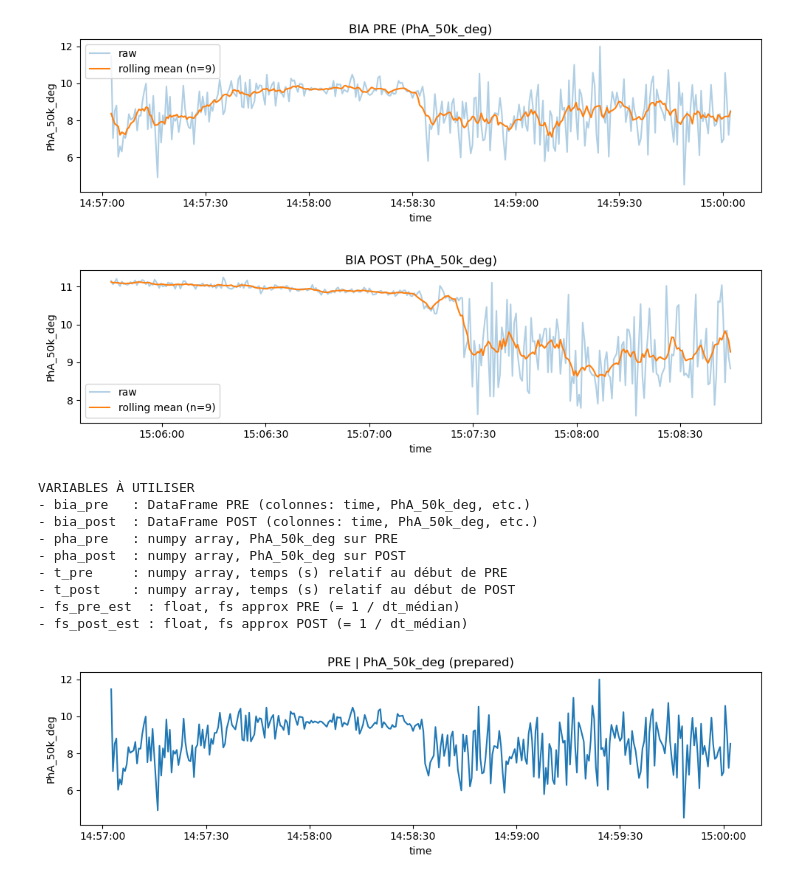
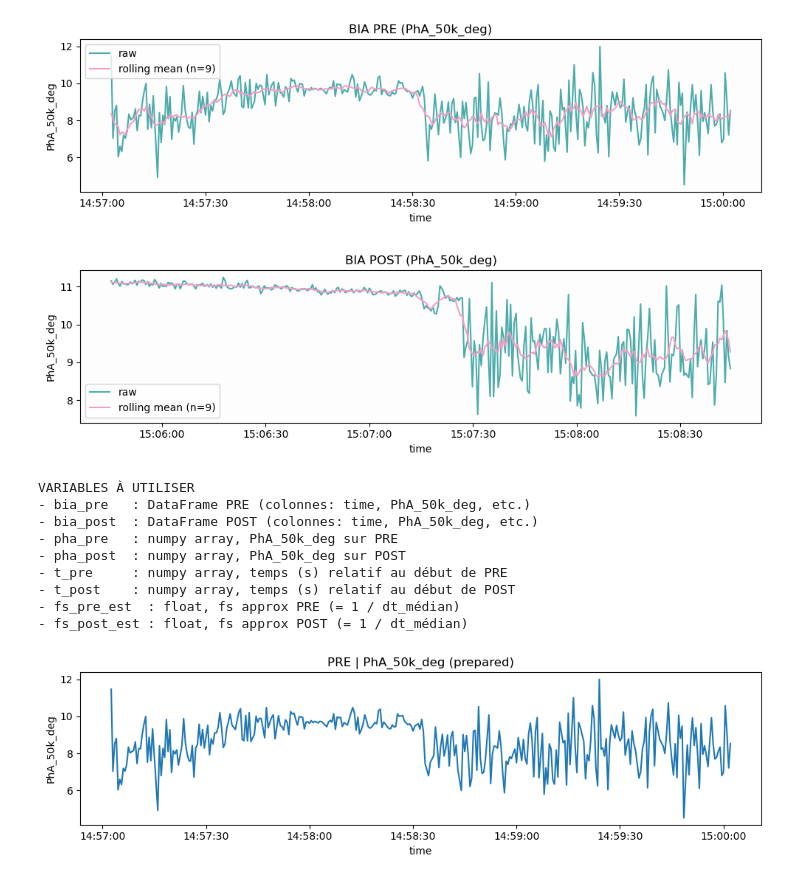
Before and after one commit to lucassavona85-png/Time-Series, a Jupyter notebook: code/main.ipynb, the cells around one changed output. Saved outputs shown, nothing was run; the diff lists cells and outputs as text; code cells hidden in the pictures.

Commit message:
Color change
Modification in data import and stochastique_process

```diff
--- a/code/main.ipynb
+++ b/code/main.ipynb
@@ -83,44 +83,45 @@ def plot_window(df_win, title, y_col="PhA_50k_deg", smooth_n=9):
     y_sm = y.rolling(smooth_n, center=True, min_periods=1).mean()
 
     plt.figure(figsize=(10,3))
-    plt.plot(d["time"], y, alpha=0.35, label="raw")
-    plt.plot(d["time"], y_sm, label=f"rolling mean (n={smooth_n})")
-    plt.title(title)
-    plt.xlabel("time")
-    plt.ylabel(y_col)
+    plt.plot(d["time"], y, alpha=0.7, label="raw", color="#028A88")  # teal
+    plt.plot(d["time"], y_sm, label=f"rolling mean (n={smooth_n})", color="#F39EC7")  # pink
+    plt.title(title, color="#000000")
+    plt.xlabel("time", color="#000000")
+    plt.ylabel(y_col, color="#000000")
+    plt.gca().set_facecolor("#FDFDFD")  # light background
     plt.tight_layout()
     plt.legend()
     plt.show()
 
 plot_window(bia_pre,  "BIA PRE (PhA_50k_deg)")
 plot_window(bia_post, "BIA POST (PhA_50k_deg)")
 
 
 # OUTPUT (variables to use)
 
 pha_pre  = bia_pre["PhA_50k_deg"].astype(float).dropna().to_numpy()
 pha_post = bia_post["PhA_50k_deg"].astype(float).dropna().to_numpy()
 
 t_pre  = (bia_pre["time"]  - bia_pre["time"].iloc[0]).dt.total_seconds().to_numpy()
 t_post = (bia_post["time"] - bia_post["time"].iloc[0]).dt.total_seconds().to_numpy()
 
 dt_pre_med  = float(bia_pre["time"].diff().dt.total_seconds().median())
 dt_post_med = float(bia_post["time"].diff().dt.total_seconds().median())
 fs_pre_est  = 1.0 / dt_pre_med
 fs_post_est = 1.0 / dt_post_med
 
 print("\nVARIABLES À UTILISER")
 print("- bia_pre   : DataFrame PRE (colonnes: time, PhA_50k_deg, etc.)")
 print("- bia_post  : DataFrame POST (colonnes: time, PhA_50k_deg, etc.)")
 print("- pha_pre   : numpy array, PhA_50k_deg sur PRE")
 print("- pha_post  : numpy array, PhA_50k_deg sur POST")
 print("- t_pre     : numpy array, temps (s) relatif au début de PRE")
 print("- t_post    : numpy array, temps (s) relatif au début de POST")
 print("- fs_pre_est  : float, fs approx PRE (= 1 / dt_médian)")
 print("- fs_post_est : float, fs approx POST (= 1 / dt_médian)")
 # %% [output]
-[figure, old version]
+[figure, new version]
-[figure, old version]
+[figure, new version]
 VARIABLES À UTILISER
 - bia_pre   : DataFrame PRE (colonnes: time, PhA_50k_deg, etc.)
 - bia_post  : DataFrame POST (colonnes: time, PhA_50k_deg, etc.)
```
Also changed, not shown: parts of 1 cell of this notebook.
